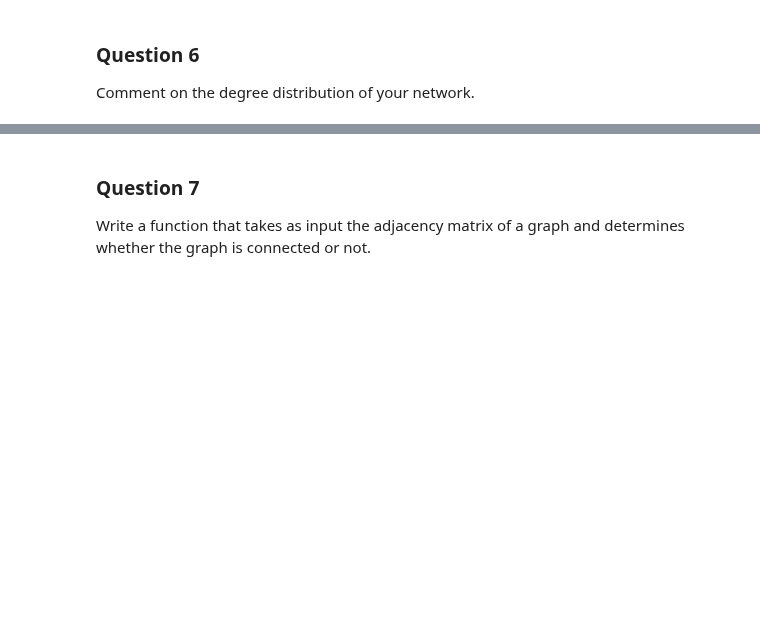
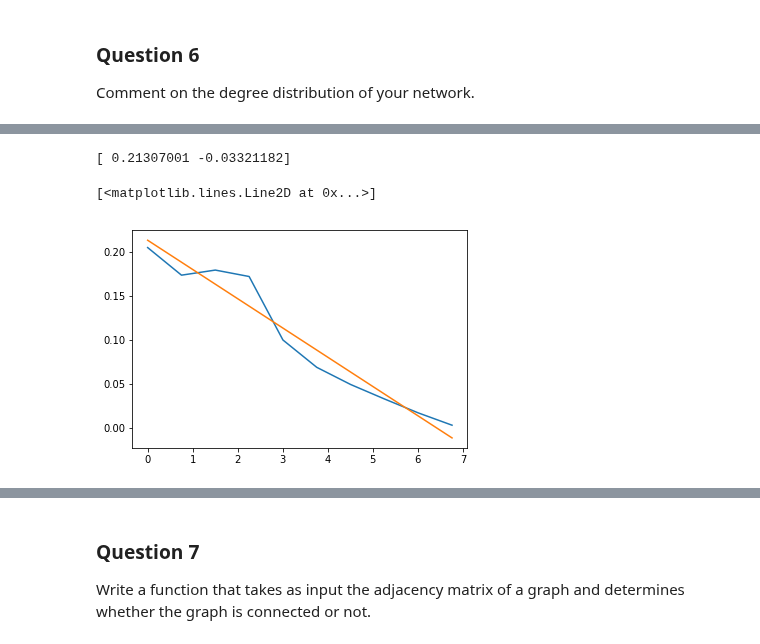
Before and after one commit to ownzonefeng/ntds_groupwork, a Jupyter notebook: Milestone1/1_network_properties.ipynb, the cells around one changed output, grey strips where cells are left out. Saved outputs shown, nothing was run; the diff lists cells and outputs as text; code cells hidden in the pictures; blank space fills up the shorter version.

```diff
--- a/Milestone1/1_network_properties.ipynb
+++ b/Milestone1/1_network_properties.ipynb
@@ -270,0 +333,13 @@ Comment on the degree distribution of your network.
+# %%
+gamma = np.linalg.inv(x.T @ x) @ x.T @ y # use least-square to find slope and intersection which fits the graph
+print(gamma)
+# %% [output]
+[ 0.21307001 -0.03321182]
+# %%
+dis_degree = patches[0]
+log_degree = patches[1][0:10]
+plt.plot(log_degree,dis_degree) # plot the origin distribution, the blue line
+plt.plot(log_degree,-0.03321182 * log_degree + 0.21307001) # plot the estimation of distribution
+# %% [output]
+[<matplotlib.lines.Line2D at 0x...>]
+[figure, added]
```
Also changed, not shown: parts of 36 cells of this notebook.
